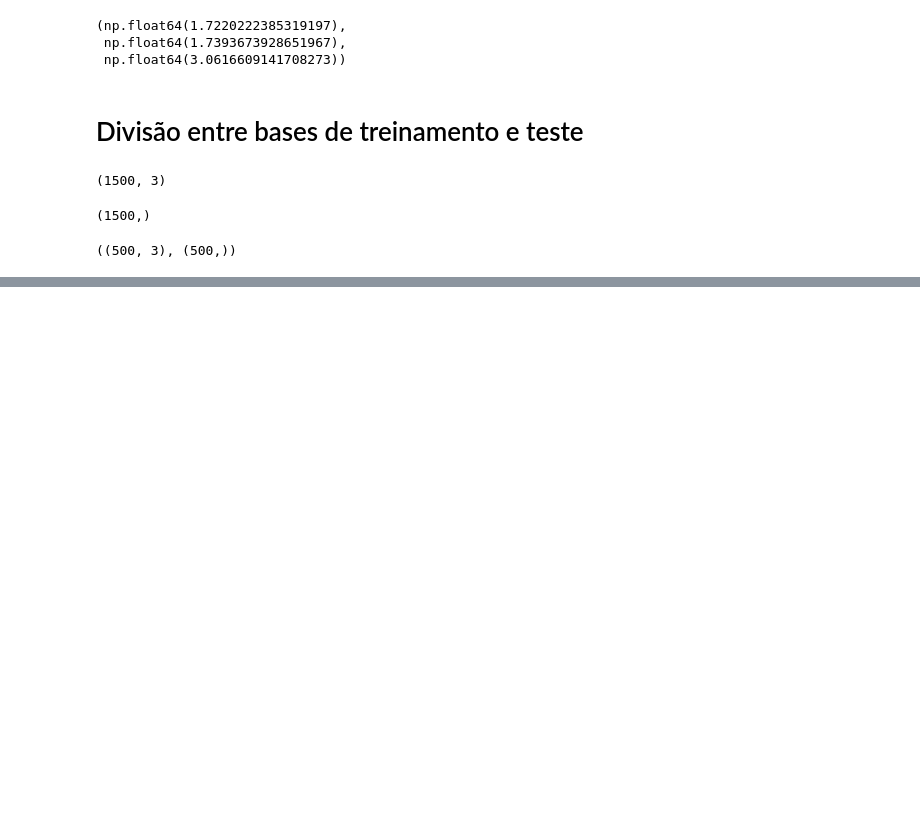
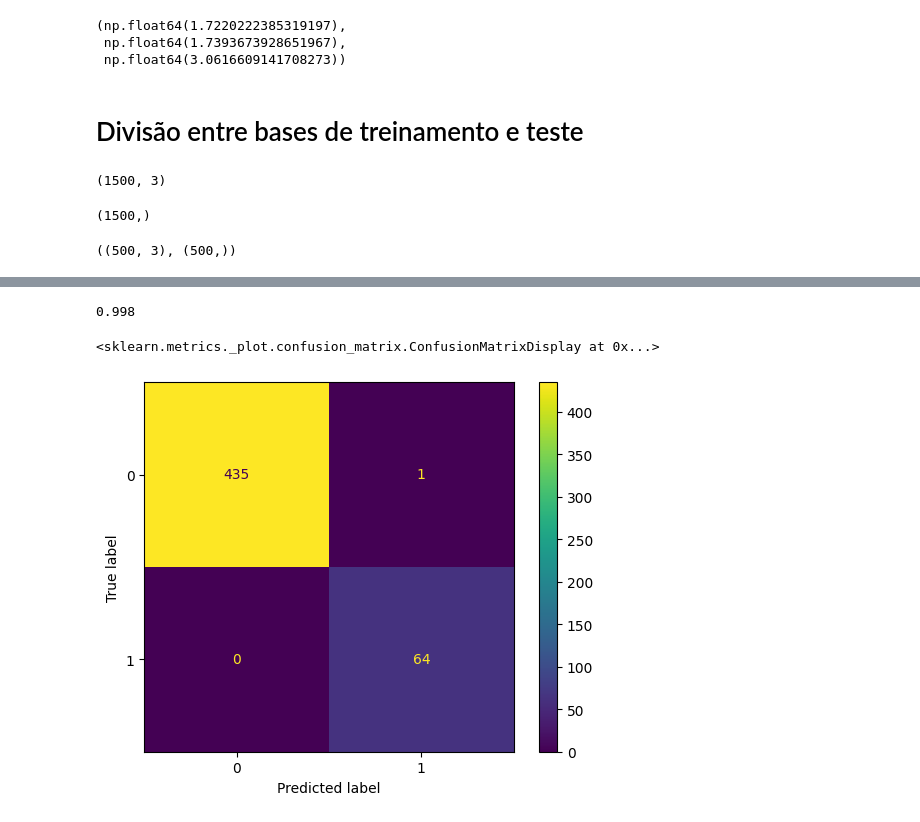
Before and after one commit to falcao-2005/curso-machine-learning, a Jupyter notebook: redes_neurais_artificiais/codigo_credito_rna.ipynb, the cells around one changed output, grey strips where cells are left out. Cells and saved outputs as stored; diff of their text form; code cells hidden in the pictures; blank space fills up the shorter version.

```diff
--- a/redes_neurais_artificiais/codigo_credito_rna.ipynb
+++ b/redes_neurais_artificiais/codigo_credito_rna.ipynb
@@ -290,3 +287,0 @@ from sklearn.svm import SVC
-# %%
-svm_credit = SVC(kernel='rbf',random_state=0, C=2.0)
-svm_credit.fit(x_credit_treinamento, y_credit_treinamento)
@@ -358,0 +290,5 @@ weighted avg       0.99      0.99      0.99       500
+# %%
+# para saber o hidden layers, devemos pegar a quantidade de neurônios de saída (1), somar com as entradas (3) e dividir por 2
+rede_neural_credit = MLPClassifier(random_state=0, max_iter=1000, verbose=True, tol=0.00001,
+                                    solver='adam', activation='relu', hidden_layer_sizes=(2,2))
+rede_neural_credit.fit(x_credit_treinamento, y_credit_treinamento)
@@ -358,0 +320,9 @@ weighted avg       0.99      0.99      0.99       500
+# %%
+accuracy_score(y_credit_teste, previsoes)
+# %% [output]
+0.998
+# %%
+ConfusionMatrixDisplay.from_estimator(rede_neural_credit, x_credit_teste, y_credit_teste)
+# %% [output]
+<sklearn.metrics._plot.confusion_matrix.ConfusionMatrixDisplay at 0x...>
+[figure, added]
```
Also changed, not shown: parts of 15 cells of this notebook, 1 other file.
